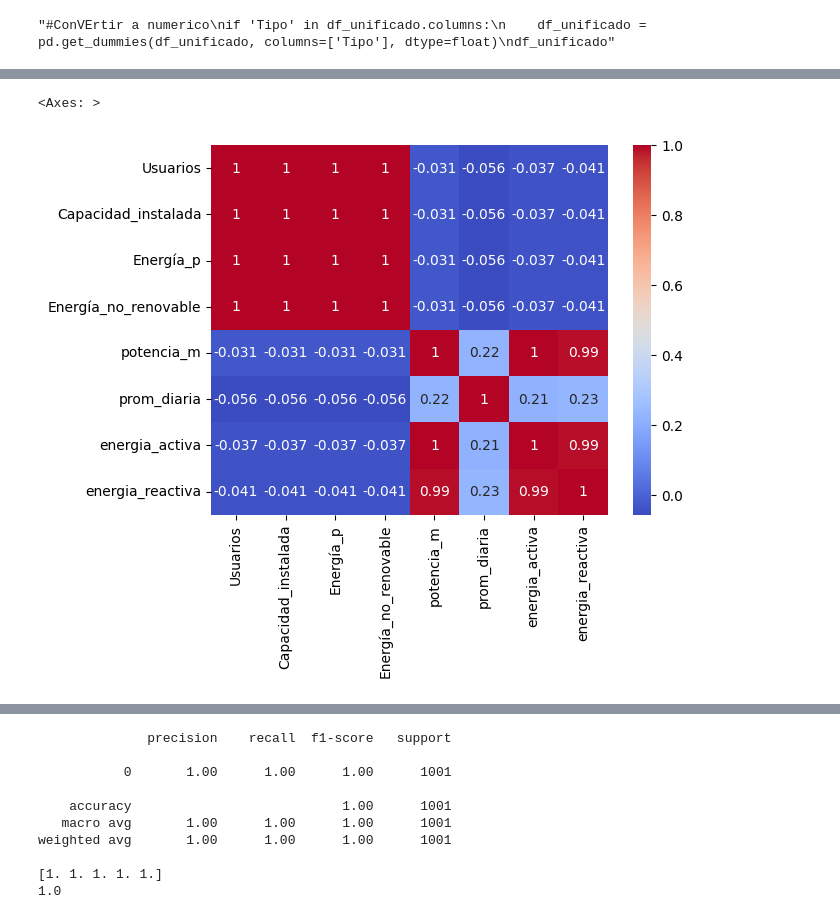
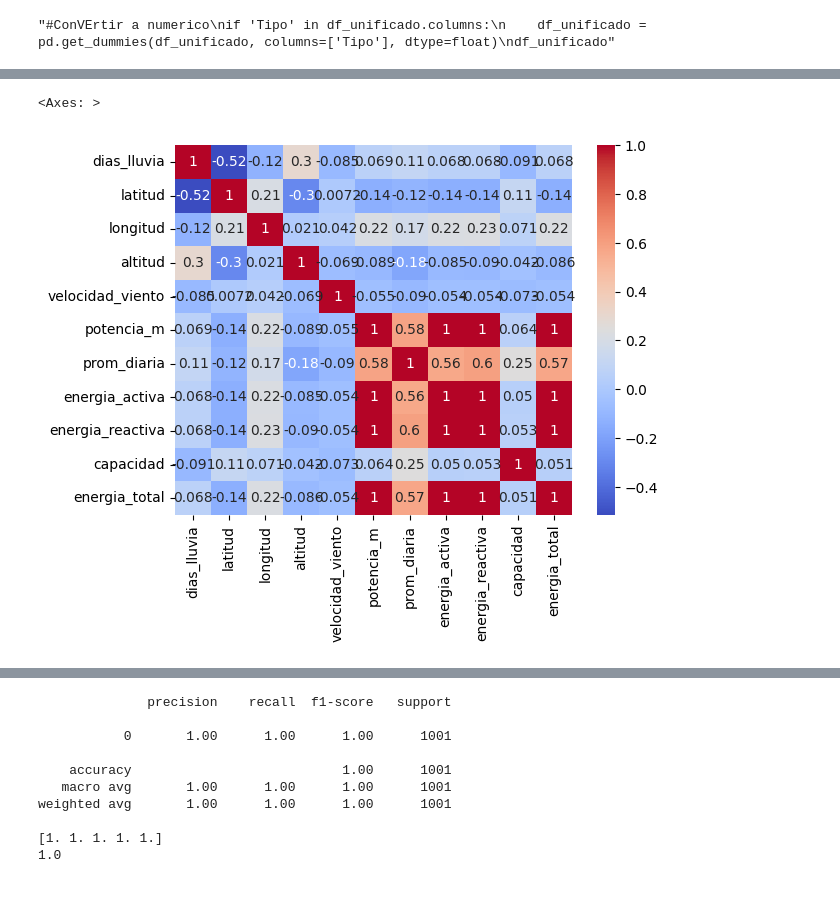
Before and after one commit to gluoneros/talentoTech, a Jupyter notebook: ProyectoFinal_Probador.ipynb, the cells around one changed output, grey strips where cells are left out. Cells and saved outputs as stored; diff of their text form; code cells hidden in the pictures.

```diff
--- a/ProyectoFinal_Probador.ipynb
+++ b/ProyectoFinal_Probador.ipynb
@@ -864,8 +912,8 @@ dias_lluvia         float64
 velocidad_viento    float64
 dtype: object
 # %%
-df_unificado1['municipio'] = df_unificado1['municipio'].drop_duplicates()
-df_unificado1
+#df_unificado1['municipio'] = df_unificado1['municipio'].drop_duplicates()
+#df_unificado1
 # %% [output]
 |  | municipio | velocidad_viento | dias_lluvia |
 | 0 | HERRÁN | 1.400000 | 136.810588 |
@@ -880,6 +928,3 @@ df_unificado1
 | 15013 | NaN | 0.000000 | 226.000000 |
 | 15014 | NaN | 1.081853 | 136.810588 |
 15015 rows × 3 columns
-# %%
-df_unificado1['municipio'].dropna(inplace=True)
-df_unificado1
@@ -904,4 +964,0 @@ df_unificado1.shape
-# %%
-df_unificado1['municipio'] = df_unificado1['municipio'].dropna().isnull()
-df_unificado1['municipio'] = df_unificado1['municipio'].fillna(0)
-df_unificado1
@@ -979,0 +1034,7 @@ df_unificado2
+# %%
+df_unificado2 = df_unificado2.groupby('municipio', as_index=False).agg({'potencia_m': 'mean', 'prom_diaria': 'mean', 'energia_activa': 'mean', 'energia_reactiva': 'mean', 'capacidad': 'first'})
+
+df_unificado2 = df_unificado2.drop_duplicates(subset='municipio', keep='first')
+
+
+print(df_unificado2)
@@ -1176,7 +1246,7 @@ df_unificado.shape
 # %%
 #correlcion
-correlacion3 = df_unificado[[	'Usuarios',	'Capacidad_instalada','Energía_p','Energía_no_renovable',	'potencia_m',	'prom_diaria','energia_activa',	'energia_reactiva']].corr()
+correlacion3 = df_unificado[['dias_lluvia', 'latitud', 'longitud', 'altitud', 'velocidad_viento', 'potencia_m', 'prom_diaria', 'energia_activa', 'energia_reactiva', 'capacidad', 'energia_total']].corr()
 sns.heatmap(correlacion3, annot=True, cmap='coolwarm')
 # %% [output]
 <Axes: >
-[figure, old version]
+[figure, new version]
```
Also changed, not shown: parts of 65 cells of this notebook, 5 other files.
